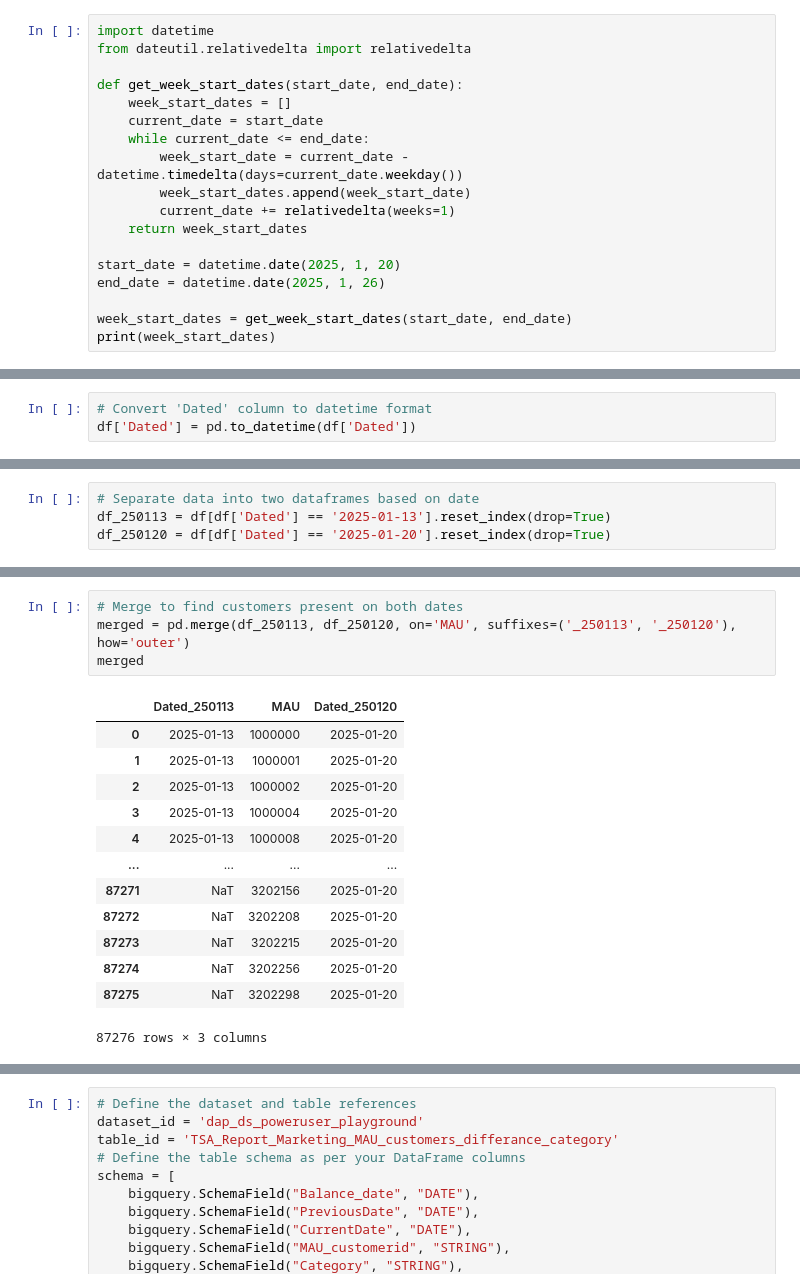
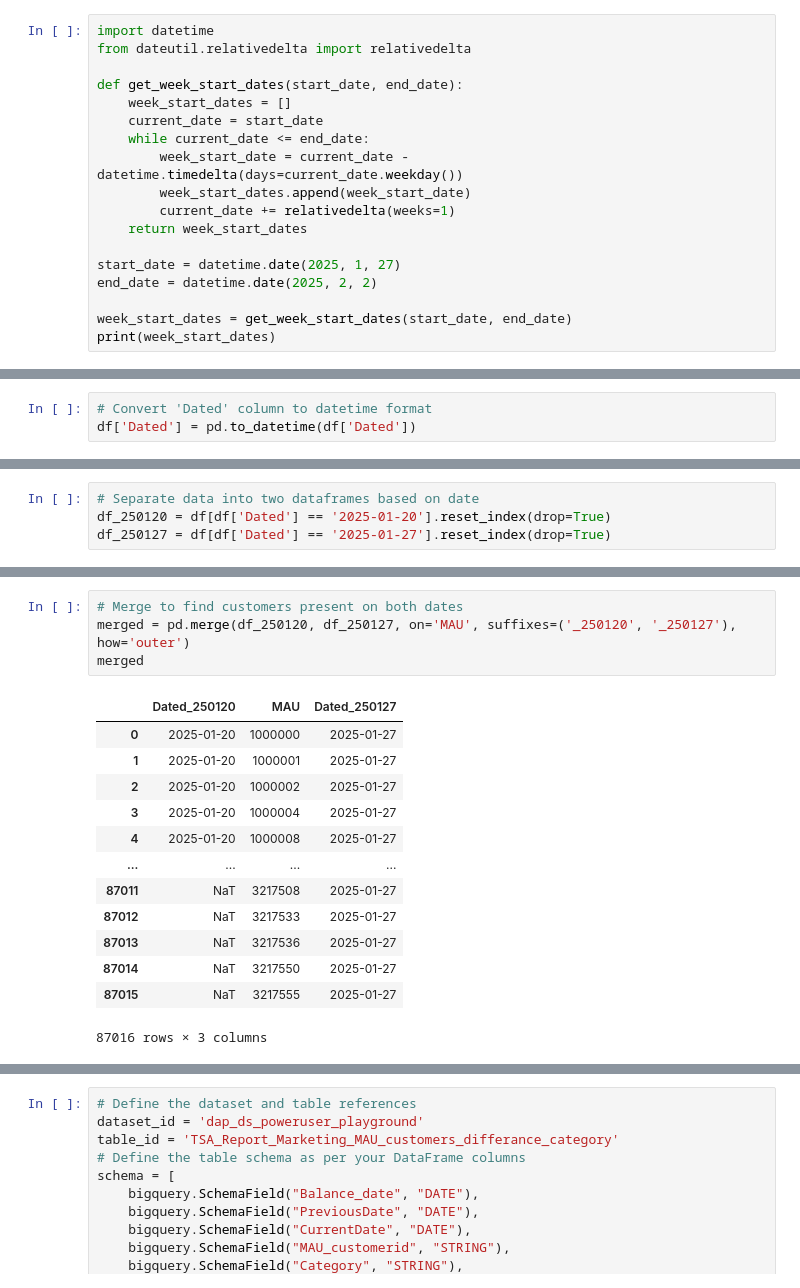
Before and after one commit to dchakroborti-tonik/MAU_MMAU_REPORT, a Jupyter notebook: TSA_REPORT_TEMPLATE_v2.ipynb, the cells around one changed output, grey strips where cells are left out. Drawn from its saved outputs; the diff is of its cells as text.

Commit message:
Updated week starting 27-01-2025

```diff
--- a/TSA_REPORT_TEMPLATE_v2.ipynb
+++ b/TSA_REPORT_TEMPLATE_v2.ipynb
@@ -35,8 +35,8 @@ def get_week_start_dates(start_date, end_date):
         current_date += relativedelta(weeks=1)
     return week_start_dates
 
-start_date = datetime.date(2025, 1, 20)
-end_date = datetime.date(2025, 1, 26)
+start_date = datetime.date(2025, 1, 27)
+end_date = datetime.date(2025, 2, 2)
 
 week_start_dates = get_week_start_dates(start_date, end_date)
 print(week_start_dates)
@@ -755,5 +755,5 @@ Dated
 Name: count, dtype: int64
 # %%
 # Separate data into two dataframes based on date
-df_250113 = df[df['Dated'] == '2025-01-13'].reset_index(drop=True)
 df_250120 = df[df['Dated'] == '2025-01-20'].reset_index(drop=True)
+df_250127 = df[df['Dated'] == '2025-01-27'].reset_index(drop=True)
@@ -778,21 +778,21 @@ df_250120.head()
 # %%
 # Merge to find customers present on both dates
-merged = pd.merge(df_250113, df_250120, on='MAU', suffixes=('_250113', '_250120'), how='outer')
+merged = pd.merge(df_250120, df_250127, on='MAU', suffixes=('_250120', '_250127'), how='outer')
 merged
 # %% [output]
-|  | Dated_250113 | MAU | Dated_250120 |
-| 0 | 2025-01-13 | 1000000 | 2025-01-20 |
-| 1 | 2025-01-13 | 1000001 | 2025-01-20 |
-| 2 | 2025-01-13 | 1000002 | 2025-01-20 |
-| 3 | 2025-01-13 | 1000004 | 2025-01-20 |
-| 4 | 2025-01-13 | 1000008 | 2025-01-20 |
+|  | Dated_250120 | MAU | Dated_250127 |
+| 0 | 2025-01-20 | 1000000 | 2025-01-27 |
+| 1 | 2025-01-20 | 1000001 | 2025-01-27 |
+| 2 | 2025-01-20 | 1000002 | 2025-01-27 |
+| 3 | 2025-01-20 | 1000004 | 2025-01-27 |
+| 4 | 2025-01-20 | 1000008 | 2025-01-27 |
 | ... | ... | ... | ... |
-| 87271 | NaT | 3202156 | 2025-01-20 |
-| 87272 | NaT | 3202208 | 2025-01-20 |
-| 87273 | NaT | 3202215 | 2025-01-20 |
-| 87274 | NaT | 3202256 | 2025-01-20 |
-| 87275 | NaT | 3202298 | 2025-01-20 |
+| 87011 | NaT | 3217508 | 2025-01-27 |
+| 87012 | NaT | 3217533 | 2025-01-27 |
+| 87013 | NaT | 3217536 | 2025-01-27 |
+| 87014 | NaT | 3217550 | 2025-01-27 |
+| 87015 | NaT | 3217555 | 2025-01-27 |
-87276 rows × 3 columns
+87016 rows × 3 columns
 # %%
 # Function to categorize customer presence
 def categorize_presence(row):
```
Also changed, not shown: parts of 37 cells of this notebook.
